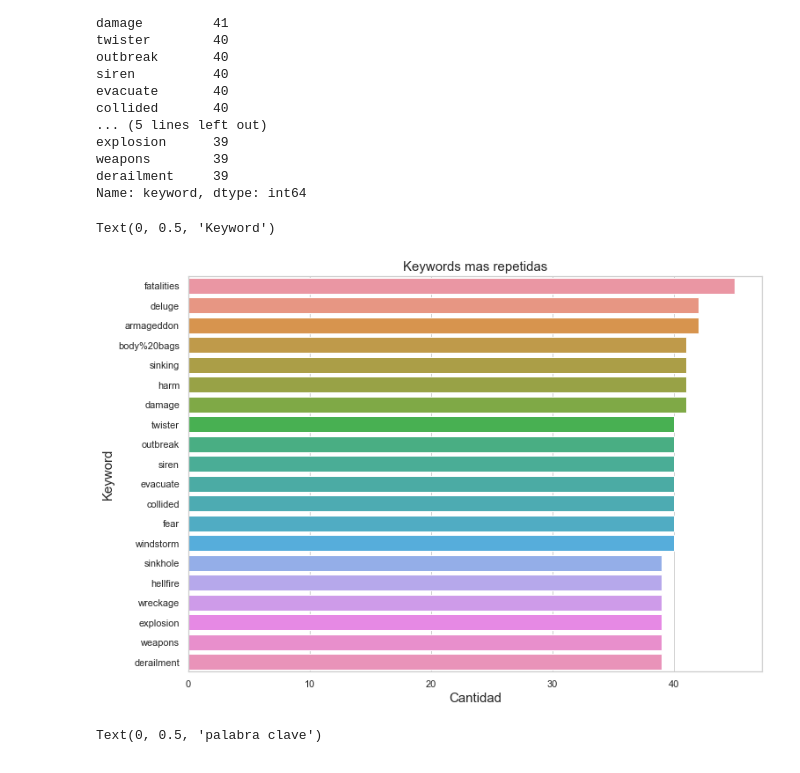
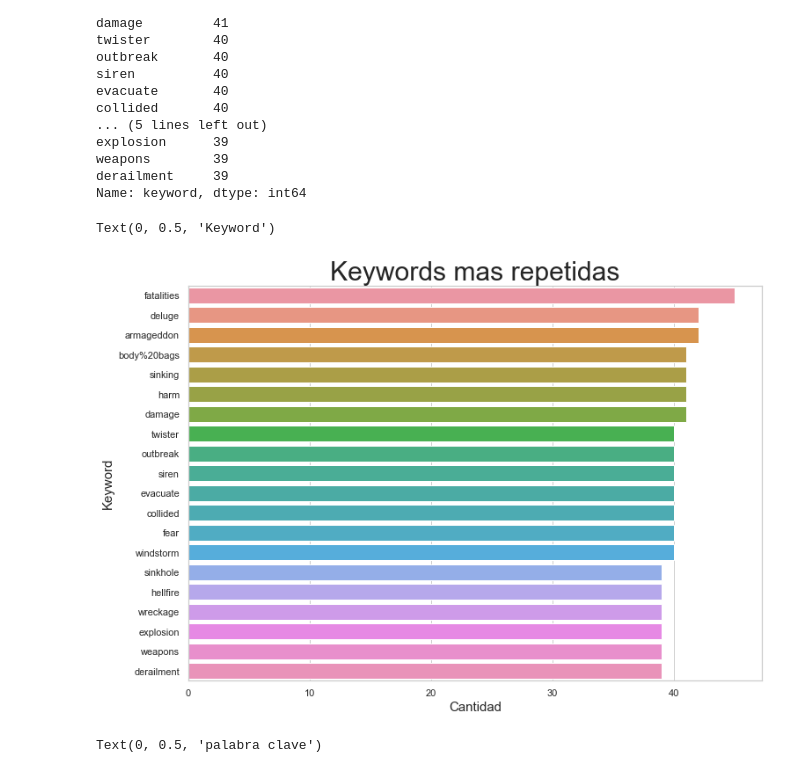
Before and after one commit to patopizzini/Organizacion_Datos_1C2020, a Jupyter notebook: TP1/TP1_Pato.ipynb, the cells around one changed output. Saved outputs shown, nothing was run; the diff lists cells and outputs as text; code cells hidden in the pictures.

```diff
--- a/TP1/TP1_Pato.ipynb
+++ b/TP1/TP1_Pato.ipynb
@@ -78,16 +78,16 @@ Name: keyword, dtype: int64
 # %%
 #KEYWORDS MAS POPULARES PARA TODOS LOS TARGET
 # Tamaño para hojas A4.
 plt.figure(figsize=(11.7, 8.27))
 
 ax = sns.barplot(x=cant_keyword.values, y=cant_keyword.index)
 
-ax.set_title("Keywords mas repetidas",fontsize=15)
+ax.set_title("Keywords mas repetidas",fontsize=30)
 ax.set_xlabel("Cantidad",fontsize=15)
 ax.set_ylabel("Keyword",fontsize=15)
 # %% [output]
 Text(0, 0.5, 'Keyword')
-[figure, old version]
+[figure, new version]
 # %%
 target1 = nlp[nlp['target']==1]
 cant_keyword_target1 = target1['keyword'].value_counts().iloc[:20]
```
Also changed, not shown: parts of 1 cell of this notebook.
